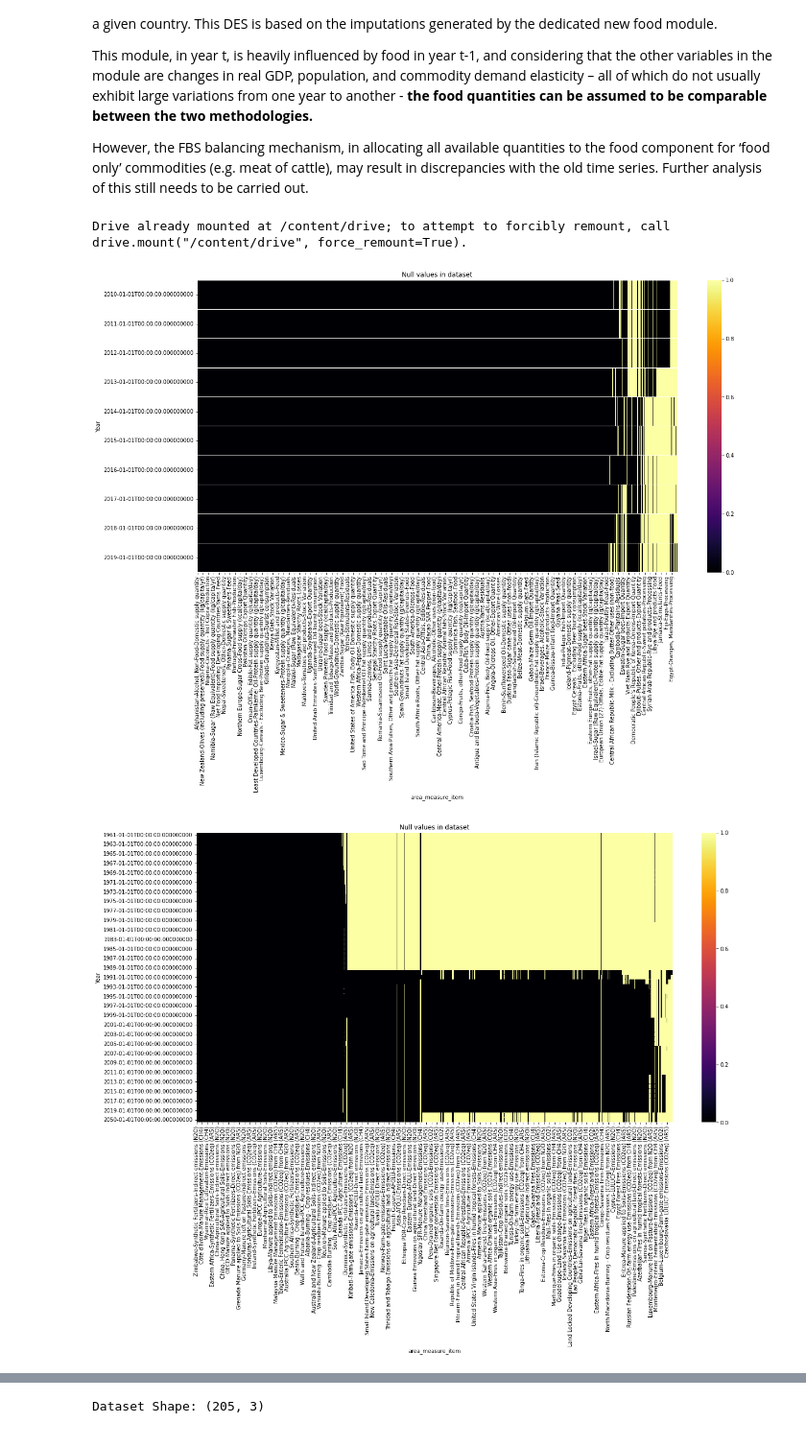
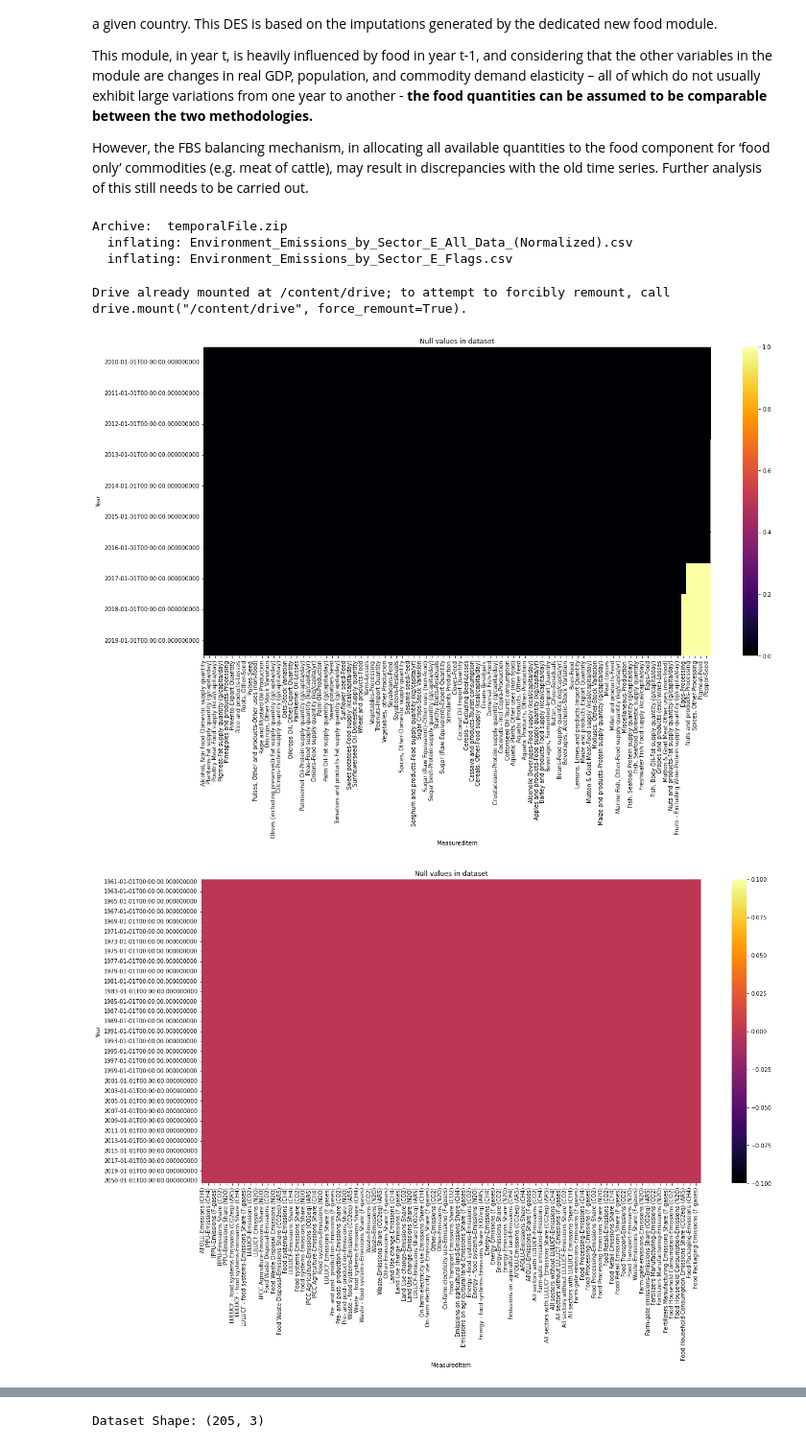
Before and after one commit to RgomezRo/capstone, a Jupyter notebook: Time series.ipynb, the cells around one changed output, grey strips where cells are left out. Shown at 96% size. Drawn from its saved outputs; the diff is of its cells as text; code cells hidden in the pictures.

```diff
--- a/Time series.ipynb
+++ b/Time series.ipynb
@@ -121,11 +130,19 @@ df_food_balances = read_FAO("FoodBalanceSheets_E_All_Data_(Normalized)")
 
 df_emissions = read_FAO("Emissions_Totals_E_All_Data_(Normalized)")
 
+df_emissions_share = read_FAO("Environment_Emissions_by_Sector_E_All_Data_(Normalized)")
+
+
 df_food_transport = read_FAO("Environment_Transport_E_All_Data_(Normalized)")
 
 df_waste_disposal = read_FAO("Emissions_Agriculture_Waste_Disposal_E_All_Data_(Normalized)")
+# %% [output]
+Archive:  temporalFile.zip
+  inflating: Environment_Emissions_by_Sector_E_All_Data_(Normalized).csv
+  inflating: Environment_Emissions_by_Sector_E_Flags.csv
 # %%
 df_food_balances["Year"] = pd.to_datetime(df_food_balances.Year, format='%Y')
 df_emissions["Year"] = pd.to_datetime(df_emissions.Year, format='%Y')
+df_emissions_share["Year"] = pd.to_datetime(df_emissions.Year, format='%Y')
 df_food_transport["Year"] = pd.to_datetime(df_food_transport.Year, format='%Y')
 df_waste_disposal["Year"] = pd.to_datetime(df_waste_disposal.Year, format='%Y')
@@ -138,6 +157,7 @@ Drive already mounted at /content/drive; to attempt to forcibly remount, call dr
 ### lectura generada por pere
 df_cluster_paises = pd.read_csv("/content/drive/MyDrive/01. Data science/00. Proyecto Capstone/Cluster_Paises.csv", encoding = "ISO-8859-1")
 # %%
+#@title Function to show nulls and gaps in data : show_gaps_data
 def show_gaps_data(df_input,):
   # create a smaller df
 
@@ -145,14 +165,12 @@ def show_gaps_data(df_input,):
 
   # in order to show and fill na we aggregate a little bit the info
 
-  df_input["area_measure_item"] = df_input["Area"] + "-"+ df_input["MeasuredItem"]
-
-  short_df = df_input[["Year", "Value","area_measure_item"]]
+  short_df = df_input[["Year", "Value","MeasuredItem"]]
 
 
   # show  gaps in the data
 
-  gb_df_ = short_df.pivot_table(index = ["Year"], columns = ['area_measure_item'], values = "Value", aggfunc = sum).isnull()
+  gb_df_ = short_df.pivot_table(index = ["Year"], columns = ['MeasuredItem'], values = "Value", aggfunc = sum).isnull()
   #gb_df_= gb_df_.fillna(0)
 
   order_of_columns = list(gb_df_.sum().sort_values().index)
@@ -196,8 +217,8 @@ def Null_Count(df):
 # %%
 ### mostrar donde se encuentran los gaps, tanto nulos como lineas inexistentes
 df_food_balances = show_gaps_data(df_food_balances)
-
+df_emissions_share = show_gaps_data(df_emissions_share)
 df_emissions = show_gaps_data(df_emissions)
 # %% [output]
-[figure, old version]
+[figure, new version]
-[figure, old version]
+[figure, new version]
```
Also changed, not shown: parts of 36 cells of this notebook.
